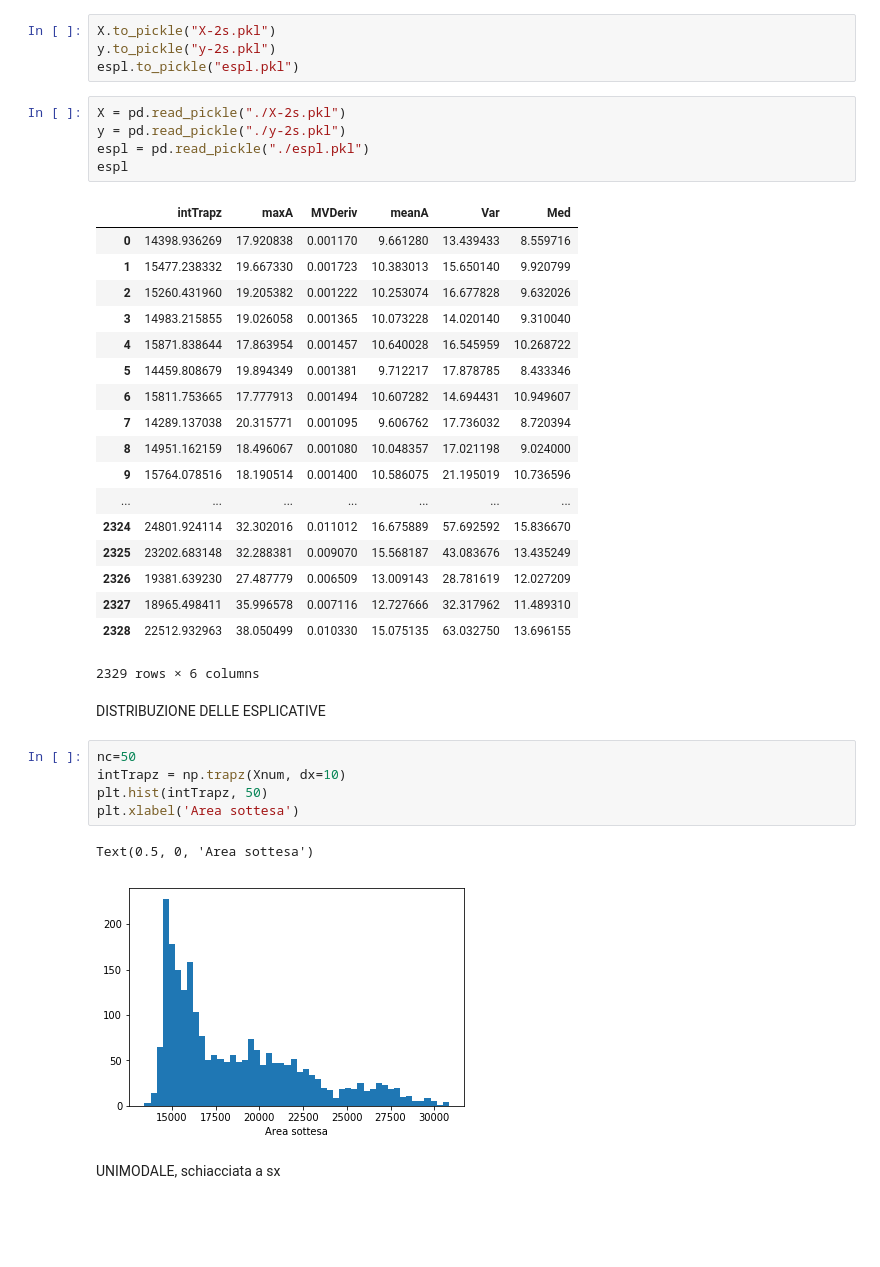
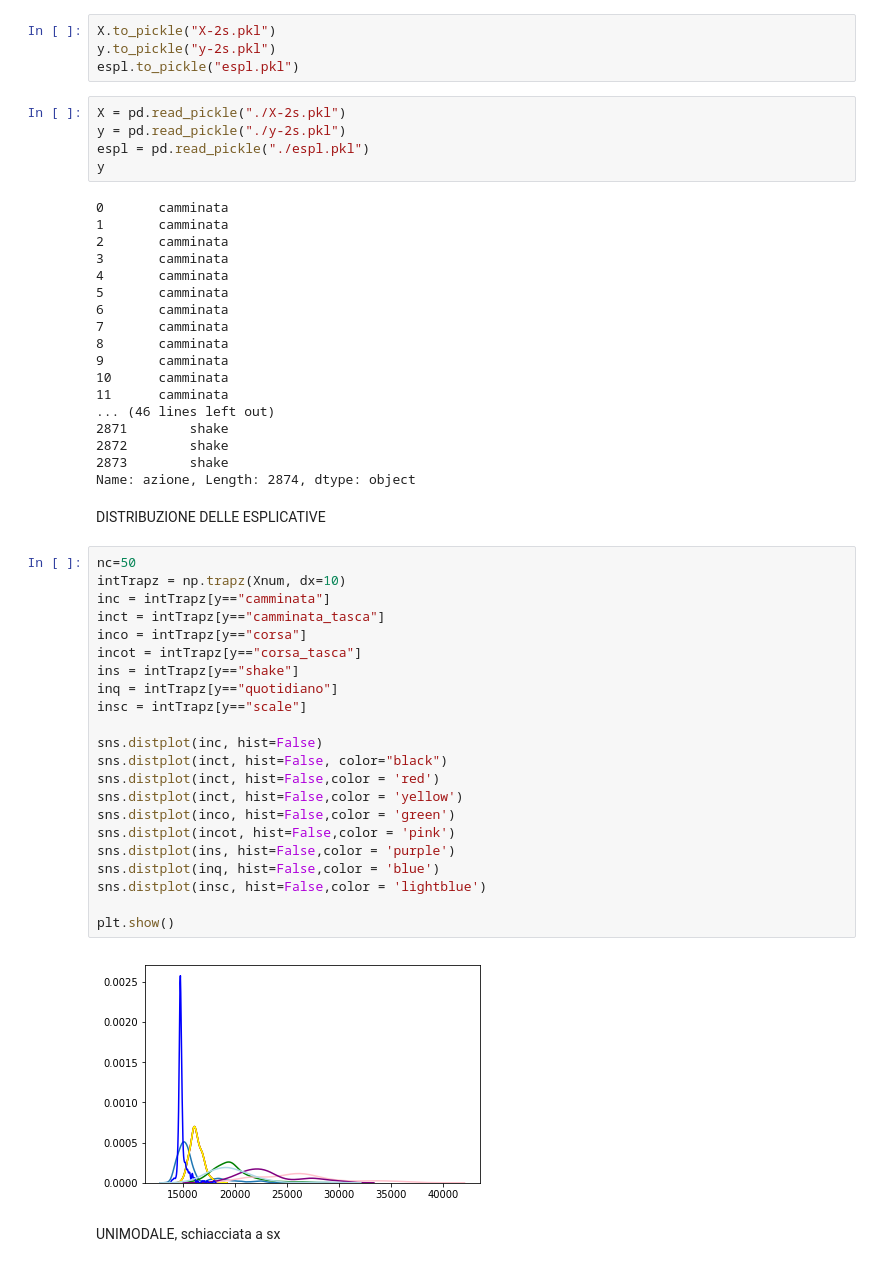
Before and after one commit to DedZago/msbd, a Jupyter notebook: esplorativa_anna.ipynb, the cells around one changed output. Drawn from its saved outputs; the diff is of its cells as text; blank space fills up the shorter version.

```diff
--- a/esplorativa_anna.ipynb
+++ b/esplorativa_anna.ipynb
@@ -264,36 +274,51 @@ espl.to_pickle("espl.pkl")
 X = pd.read_pickle("./X-2s.pkl")
 y = pd.read_pickle("./y-2s.pkl")
 espl = pd.read_pickle("./espl.pkl")
-espl
+y
 # %% [output]
-|  | intTrapz | maxA | MVDeriv | meanA | Var | Med |
-| 0 | 14398.936269 | 17.920838 | 0.001170 | 9.661280 | 13.439433 | 8.559716 |
-| 1 | 15477.238332 | 19.667330 | 0.001723 | 10.383013 | 15.650140 | 9.920799 |
-| 2 | 15260.431960 | 19.205382 | 0.001222 | 10.253074 | 16.677828 | 9.632026 |
-| 3 | 14983.215855 | 19.026058 | 0.001365 | 10.073228 | 14.020140 | 9.310040 |
-| 4 | 15871.838644 | 17.863954 | 0.001457 | 10.640028 | 16.545959 | 10.268722 |
-| 5 | 14459.808679 | 19.894349 | 0.001381 | 9.712217 | 17.878785 | 8.433346 |
-| 6 | 15811.753665 | 17.777913 | 0.001494 | 10.607282 | 14.694431 | 10.949607 |
-| 7 | 14289.137038 | 20.315771 | 0.001095 | 9.606762 | 17.736032 | 8.720394 |
-| 8 | 14951.162159 | 18.496067 | 0.001080 | 10.048357 | 17.021198 | 9.024000 |
-| 9 | 15764.078516 | 18.190514 | 0.001400 | 10.586075 | 21.195019 | 10.736596 |
-| ... | ... | ... | ... | ... | ... | ... |
-| 2324 | 24801.924114 | 32.302016 | 0.011012 | 16.675889 | 57.692592 | 15.836670 |
-| 2325 | 23202.683148 | 32.288381 | 0.009070 | 15.568187 | 43.083676 | 13.435249 |
-| 2326 | 19381.639230 | 27.487779 | 0.006509 | 13.009143 | 28.781619 | 12.027209 |
-| 2327 | 18965.498411 | 35.996578 | 0.007116 | 12.727666 | 32.317962 | 11.489310 |
-| 2328 | 22512.932963 | 38.050499 | 0.010330 | 15.075135 | 63.032750 | 13.696155 |
-2329 rows × 6 columns
+0       camminata
+1       camminata
+2       camminata
+3       camminata
+4       camminata
+5       camminata
+6       camminata
+7       camminata
+8       camminata
+9       camminata
+10      camminata
+11      camminata
+... (46 lines left out)
+2871        shake
+2872        shake
+2873        shake
+Name: azione, Length: 2874, dtype: object
 # %% [markdown]
 DISTRIBUZIONE DELLE ESPLICATIVE
-# %%
-nc=50
-intTrapz = np.trapz(Xnum, dx=10)
-plt.hist(intTrapz, 50)
-plt.xlabel('Area sottesa')
-# %% [output]
-Text(0.5, 0, 'Area sottesa')
-[figure, removed]
+# %%
+nc=50
+intTrapz = np.trapz(Xnum, dx=10)
+inc = intTrapz[y=="camminata"]
+inct = intTrapz[y=="camminata_tasca"]
+inco = intTrapz[y=="corsa"]
+incot = intTrapz[y=="corsa_tasca"]
+ins = intTrapz[y=="shake"]
+inq = intTrapz[y=="quotidiano"]
+insc = intTrapz[y=="scale"]
+
+sns.distplot(inc, hist=False)
+sns.distplot(inct, hist=False, color="black")
+sns.distplot(inct, hist=False,color = 'red')
+sns.distplot(inct, hist=False,color = 'yellow')
+sns.distplot(inco, hist=False,color = 'green')
+sns.distplot(incot, hist=False,color = 'pink')
+sns.distplot(ins, hist=False,color = 'purple')
+sns.distplot(inq, hist=False,color = 'blue')
+sns.distplot(insc, hist=False,color = 'lightblue')
+
+plt.show()
+# %% [output]
+[figure, added]
 # %% [markdown]
 UNIMODALE, schiacciata a sx
 # %%
```
Also changed, not shown: parts of 20 cells of this notebook, 1 other file.
